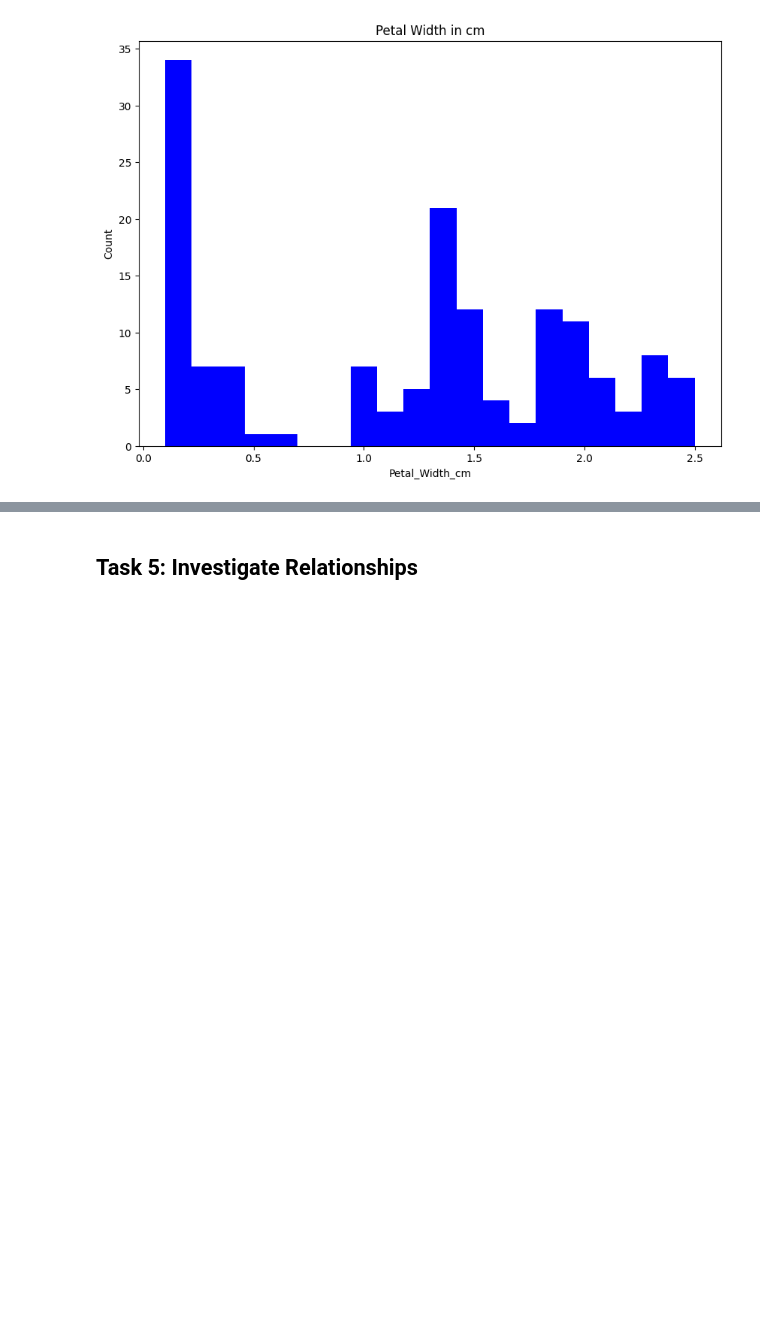
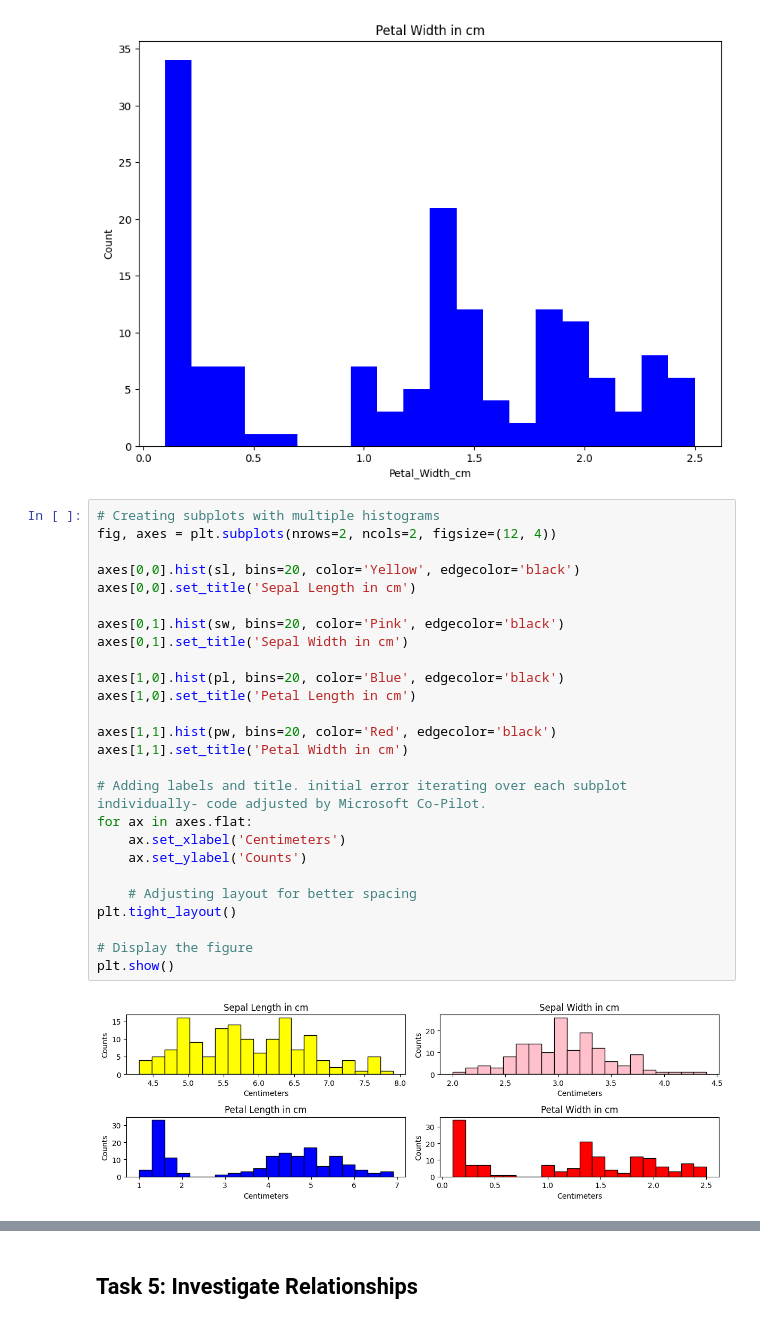
Before and after one commit to EmmaChubbCode/principles_of_da, a Jupyter notebook: tasks.ipynb, the cells around one changed output, grey strips where cells are left out. Cells and saved outputs as stored; diff of their text form; blank space fills up the shorter version.

Commit message:
figured out plotting multiple histograms in one output space

```diff
--- a/tasks.ipynb
+++ b/tasks.ipynb
@@ -204,3 +206,31 @@ plt.ylabel("Count")
 plt.show()
 # %% [output]
 [figure]
+# %%
+# Creating subplots with multiple histograms
+fig, axes = plt.subplots(nrows=2, ncols=2, figsize=(12, 4))
+
+axes[0,0].hist(sl, bins=20, color='Yellow', edgecolor='black')
+axes[0,0].set_title('Sepal Length in cm')
+
+axes[0,1].hist(sw, bins=20, color='Pink', edgecolor='black')
+axes[0,1].set_title('Sepal Width in cm')
+
+axes[1,0].hist(pl, bins=20, color='Blue', edgecolor='black')
+axes[1,0].set_title('Petal Length in cm')
+
+axes[1,1].hist(pw, bins=20, color='Red', edgecolor='black')
+axes[1,1].set_title('Petal Width in cm')
+
+# Adding labels and title. initial error iterating over each subplot individually- code adjusted by Microsoft Co-Pilot.
+for ax in axes.flat:
+    ax.set_xlabel('Centimeters')
+    ax.set_ylabel('Counts')
+
+    # Adjusting layout for better spacing
+plt.tight_layout()
+
+# Display the figure
+plt.show()
+# %% [output]
+[figure, added]
```
Also changed, not shown: parts of 3 cells of this notebook.
